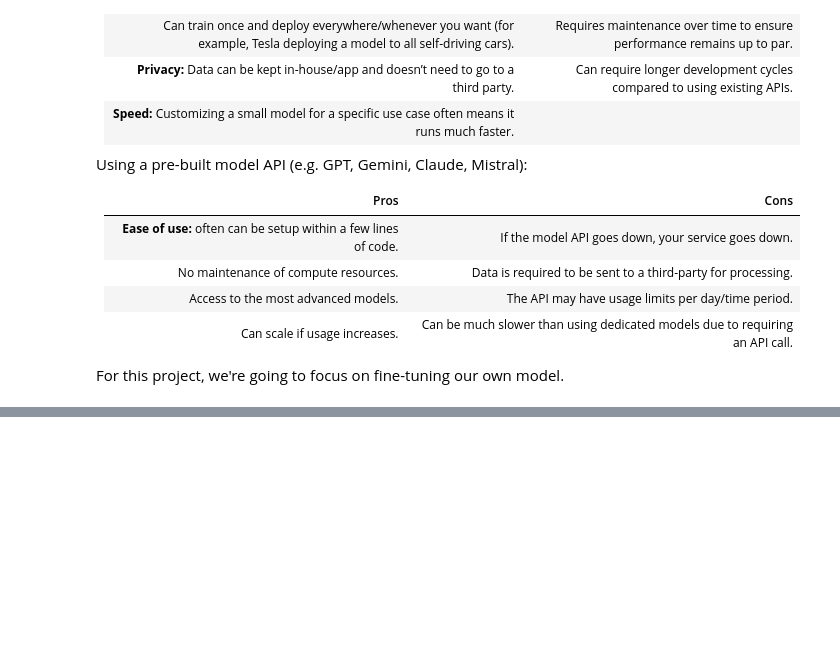
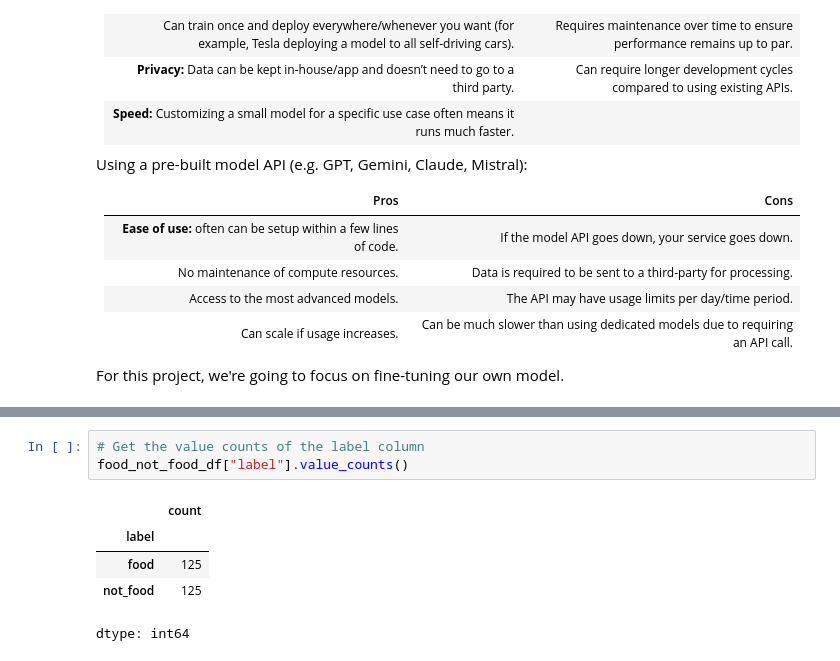
Before and after one commit to banno-0720/learning_PyTorch, a Jupyter notebook: hugging_face_text_classification.ipynb, the cells around one changed output, grey strips where cells are left out. Cells and saved outputs as stored; diff of their text form; blank space fills up the shorter version.

```diff
--- a/hugging_face_text_classification.ipynb
+++ b/hugging_face_text_classification.ipynb
@@ -152,0 +363,9 @@ But this worfklow will give us some good guidelines to follow.
+# %%
+# Get the value counts of the label column
+food_not_food_df["label"].value_counts()
+# %% [output]
+|  | count |
+| label |  |
+| food | 125 |
+| not_food | 125 |
+dtype: int64
```
Also changed, not shown: parts of 16 cells of this notebook.
